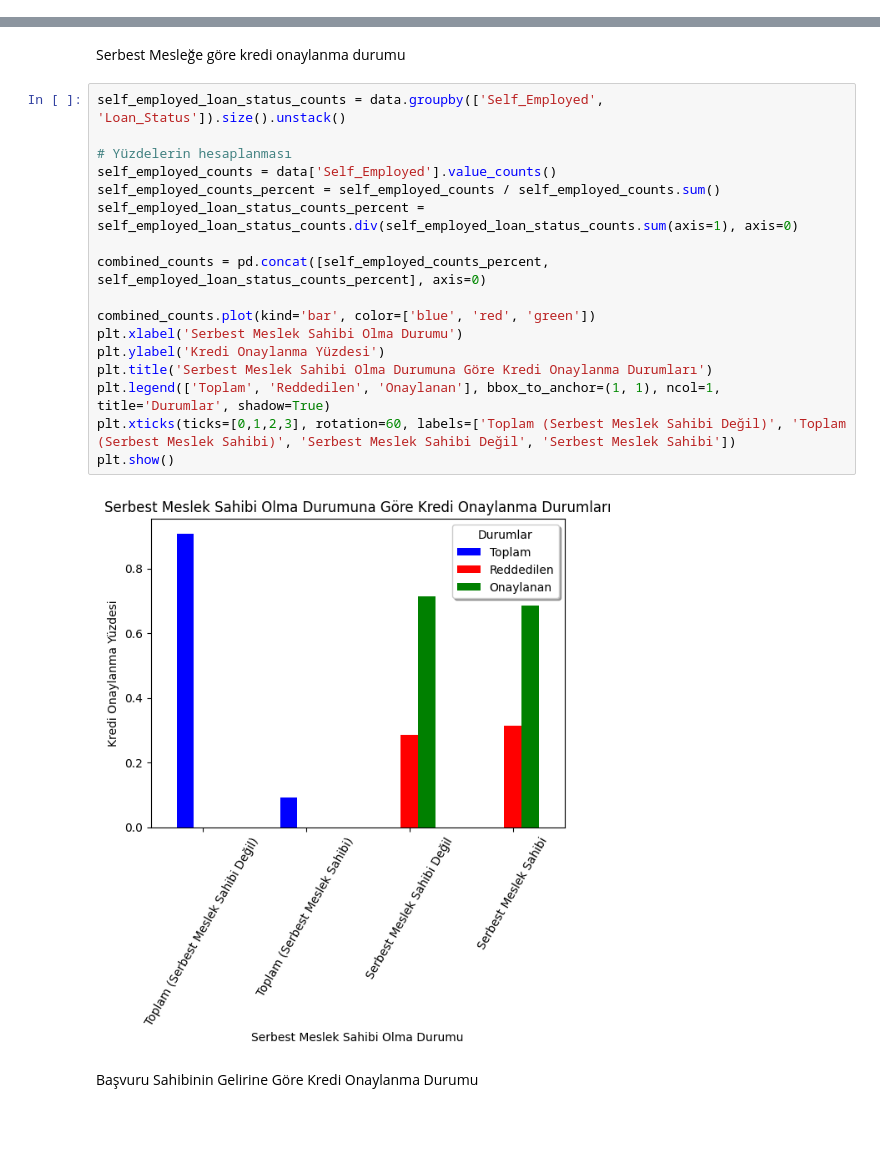
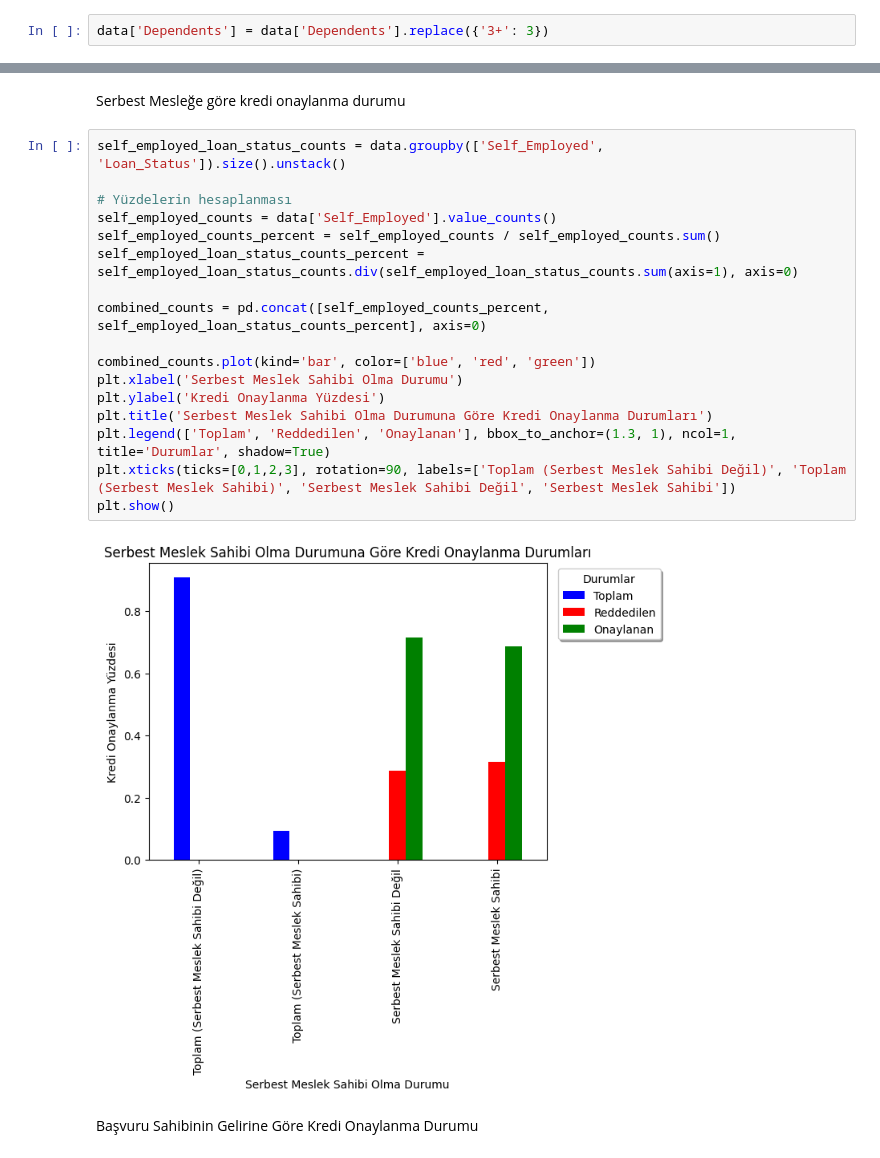
Before and after one commit to 1BarisErkus/AI, a Jupyter notebook: main.ipynb, the cells around one changed output, grey strips where cells are left out. Cells and saved outputs as stored; diff of their text form; blank space fills up the shorter version.

```diff
--- a/main.ipynb
+++ b/main.ipynb
@@ -104,3 +110,5 @@ En çok tekrar eden credit_history: 1.0
+# %%
+data['Dependents'] = data['Dependents'].replace({'3+': 3})
 # %% [markdown]
 Gereksiz sütunlarun silinmesi
 # %%
@@ -196,22 +205,22 @@ Serbest Mesleğe göre kredi onaylanma durumu
 # %%
 self_employed_loan_status_counts = data.groupby(['Self_Employed', 'Loan_Status']).size().unstack()
 
 # Yüzdelerin hesaplanması
 self_employed_counts = data['Self_Employed'].value_counts()
 self_employed_counts_percent = self_employed_counts / self_employed_counts.sum()
 self_employed_loan_status_counts_percent = self_employed_loan_status_counts.div(self_employed_loan_status_counts.sum(axis=1), axis=0)
 
 combined_counts = pd.concat([self_employed_counts_percent, self_employed_loan_status_counts_percent], axis=0)
 
 combined_counts.plot(kind='bar', color=['blue', 'red', 'green'])
 plt.xlabel('Serbest Meslek Sahibi Olma Durumu')
 plt.ylabel('Kredi Onaylanma Yüzdesi')
 plt.title('Serbest Meslek Sahibi Olma Durumuna Göre Kredi Onaylanma Durumları')
-plt.legend(['Toplam', 'Reddedilen', 'Onaylanan'], bbox_to_anchor=(1, 1), ncol=1, title='Durumlar', shadow=True)
-plt.xticks(ticks=[0,1,2,3], rotation=60, labels=['Toplam (Serbest Meslek Sahibi Değil)', 'Toplam (Serbest Meslek Sahibi)', 'Serbest Meslek Sahibi Değil', 'Serbest Meslek Sahibi'])
+plt.legend(['Toplam', 'Reddedilen', 'Onaylanan'], bbox_to_anchor=(1.3, 1), ncol=1, title='Durumlar', shadow=True)
+plt.xticks(ticks=[0,1,2,3], rotation=90, labels=['Toplam (Serbest Meslek Sahibi Değil)', 'Toplam (Serbest Meslek Sahibi)', 'Serbest Meslek Sahibi Değil', 'Serbest Meslek Sahibi'])
 plt.show()
 # %% [output]
-[figure, old version]
+[figure, new version]
 # %% [markdown]
 Başvuru Sahibinin Gelirine Göre Kredi Onaylanma Durumu
 # %%
```
Also changed, not shown: parts of 9 cells of this notebook.
